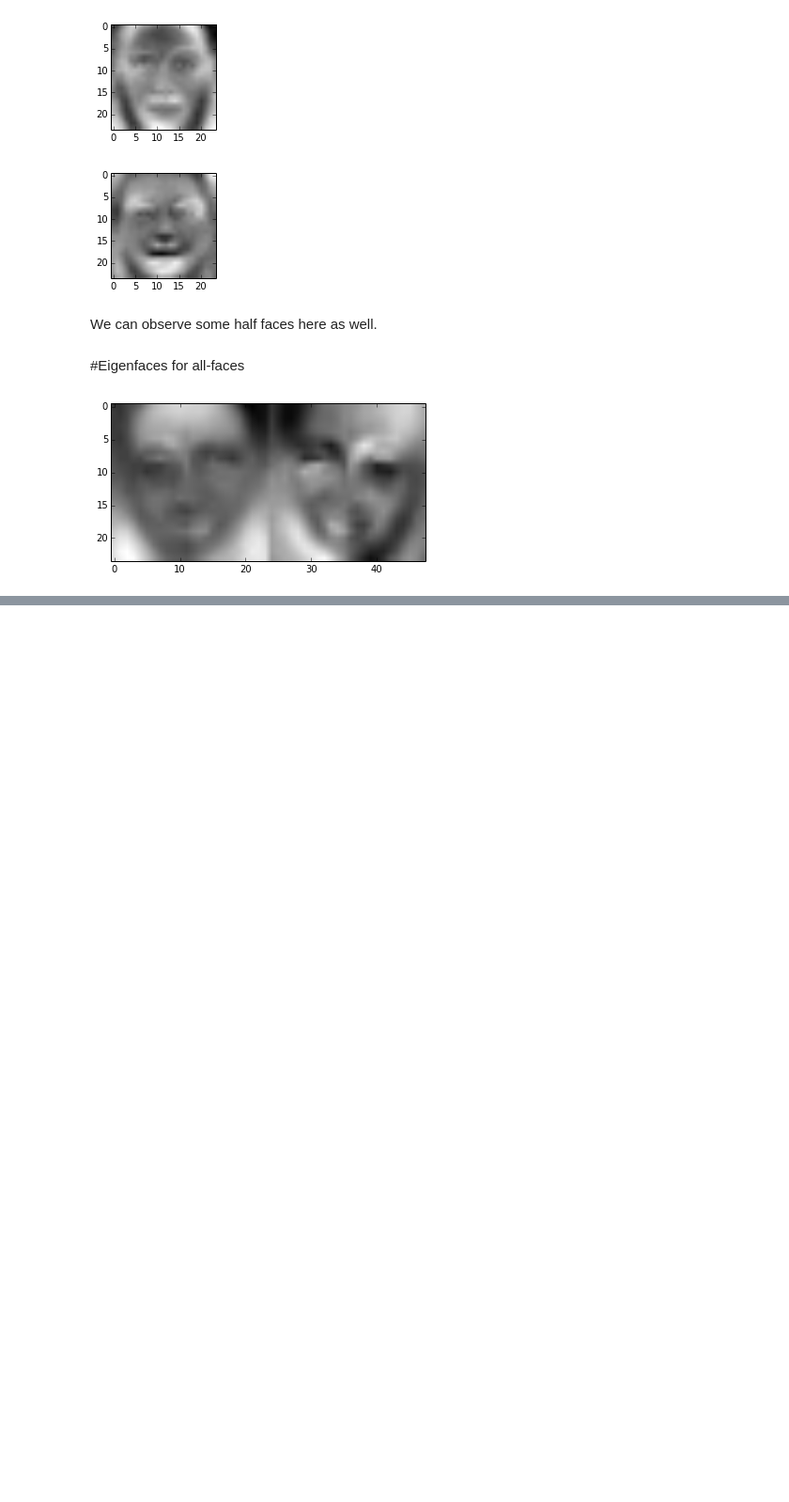
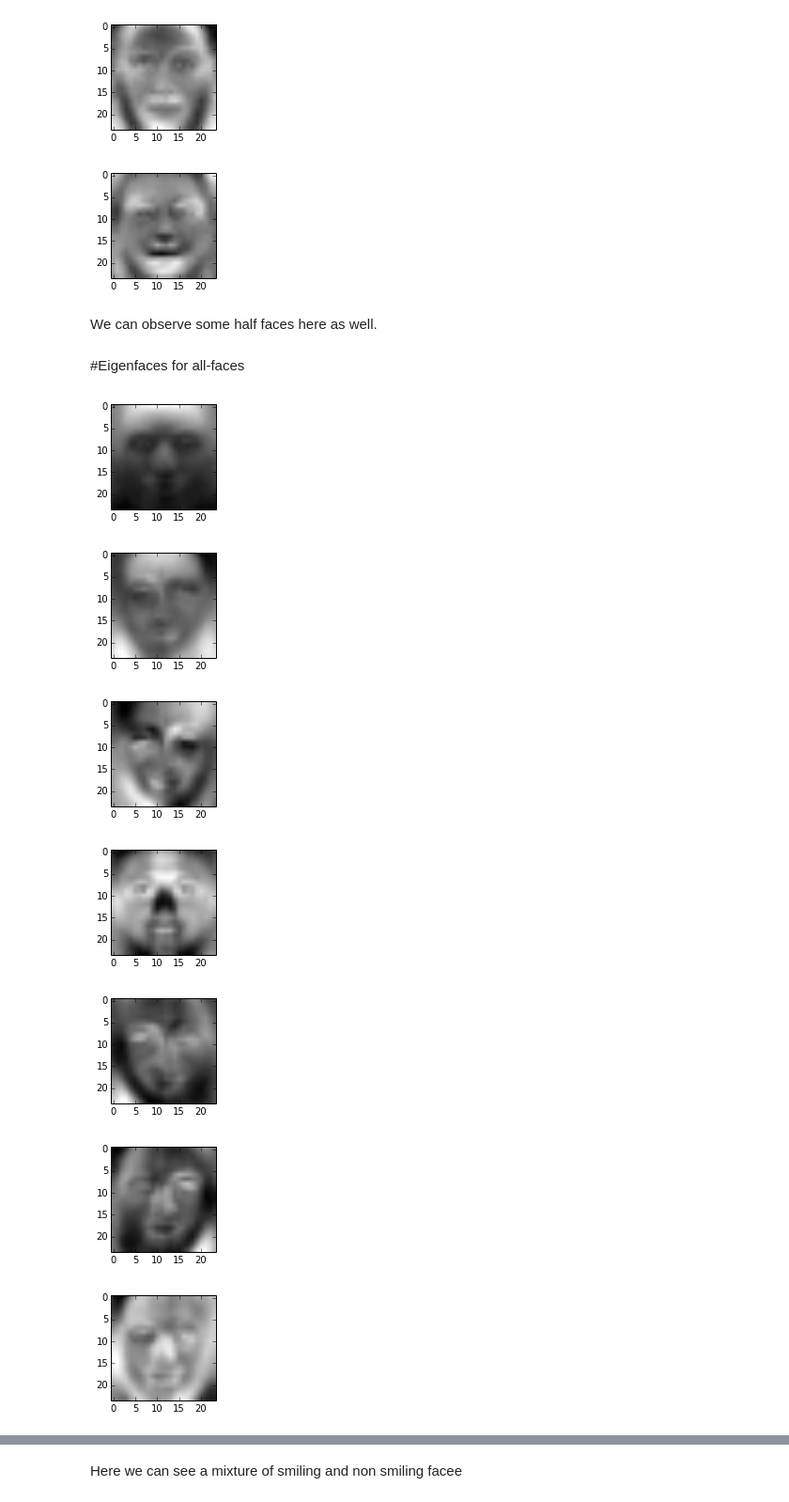
Before and after one commit to ArkAung/Eigenfaces, a Jupyter notebook: Eigenfaces.ipynb, the cells around one changed output, grey strips where cells are left out. Shown at 94% size. Saved outputs shown, nothing was run; the diff lists cells and outputs as text; code cells hidden in the pictures; blank space fills up the shorter version.

Commit message:
Show more images for all faces

```diff
--- a/Eigenfaces.ipynb
+++ b/Eigenfaces.ipynb
@@ -96,15 +94,19 @@ We can observe some half faces here as well.
 # %%
     allFaces, allFacesLabel = filterFaces(trainingFaces, trainingLabels, 'all')
     eigFaces = genEigVectors(allFaces)
 
-    reshaped_eigFaces1 = np.reshape(eigFaces[:,1],(24,24))
-    real_reshaped1 = np.real(reshaped_eigFaces1)
+    num_images = 10
 
-    reshaped_eigFaces2 = np.reshape(eigFaces[:,2],(24,24))
-    real_reshaped2 = np.real(reshaped_eigFaces2)
-
-    plot_image = np.concatenate((real_reshaped1, real_reshaped2), axis=1)
-
-    plt.show(plt.imshow(plot_image, cmap='gray'))
+    for i in range(num_images):
+        reshaped_eigFaces = np.reshape(eigFaces[:,i],(24,24))
+        real_reshaped = np.real(reshaped_eigFaces)
+        plt.figure(figsize=(100,2))
+        plt.show(plt.imshow(real_reshaped, cmap='gray'))
 # %% [output]
-[figure, old version]
+[figure, new version]
+[figure, added]
+[figure, added]
+[figure, added]
+[figure, added]
+[figure, added]
+[figure, added]
@@ -110,0 +116,2 @@ We can observe some half faces here as well.
+# %% [markdown]
+Here we can see a mixture of smiling and non smiling facee
```
Also changed, not shown: parts of 3 cells of this notebook.
